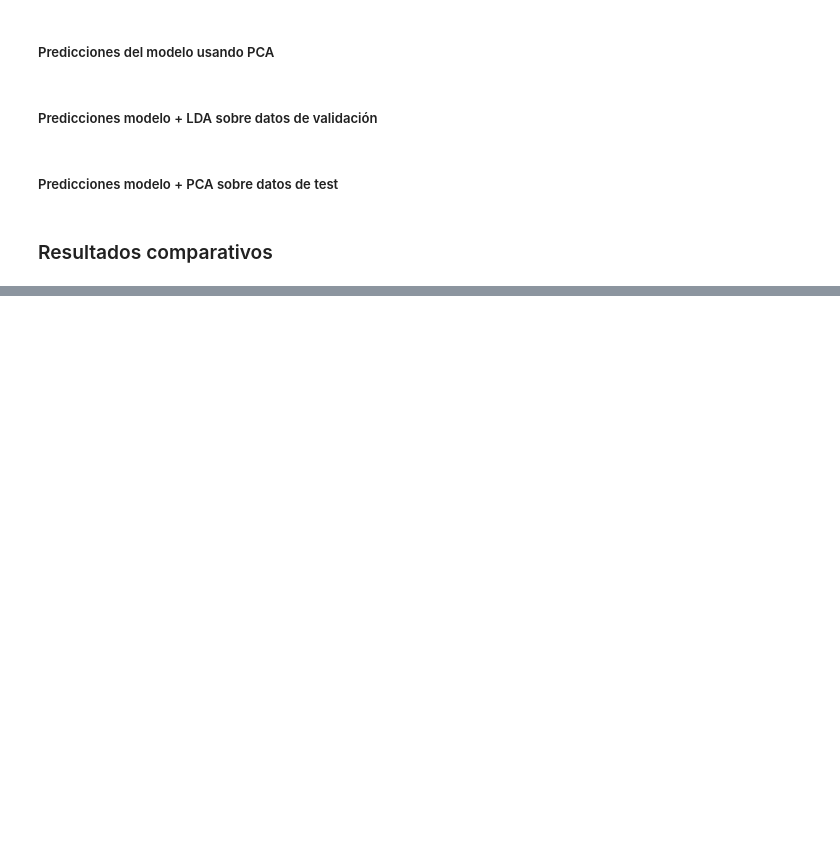
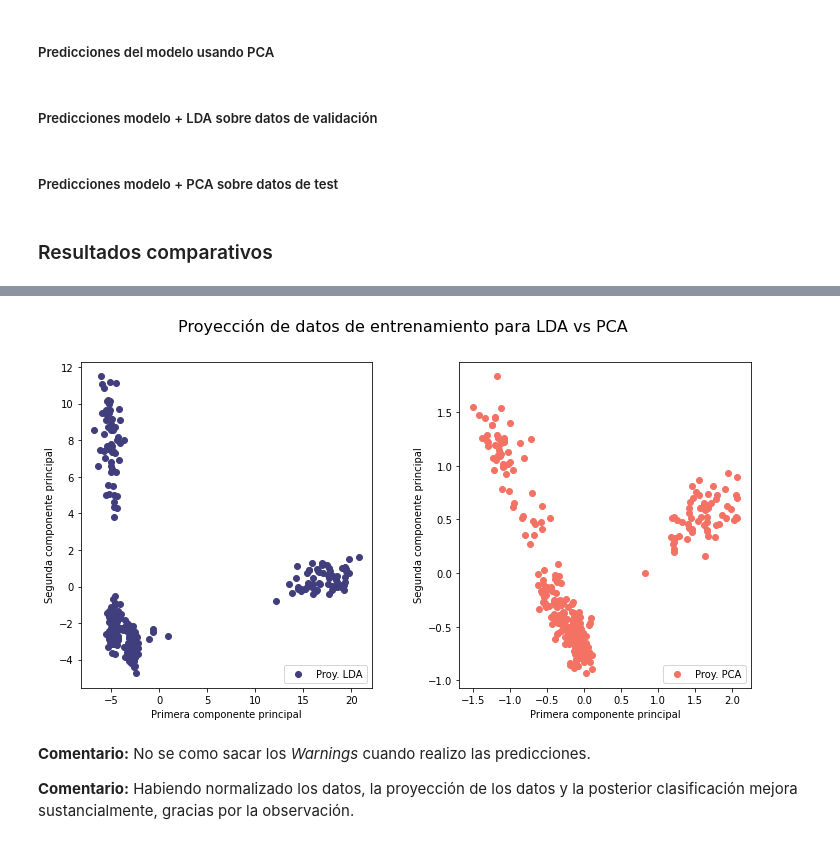
Before and after one commit to lucasbaldezzari/CursoAADoc, a Jupyter notebook: Actividades/TP 3/TP3 - Baldezzari.ipynb, the cells around one changed output, grey strips where cells are left out. Saved outputs shown, nothing was run; the diff lists cells and outputs as text; code cells hidden in the pictures; blank space fills up the shorter version.

```diff
--- a/Actividades/TP 3/TP3 - Baldezzari.ipynb
+++ b/Actividades/TP 3/TP3 - Baldezzari.ipynb
@@ -427,0 +500,26 @@ LDA         0.9098     0.9205   0.8961  0.912
+# %%
+title = "Proyección de datos de entrenamiento para LDA vs PCA "
+fig, plots = plt.subplots(1, 2, figsize=(12, 6), gridspec_kw=dict(hspace=0.45, wspace=0.3))
+fig.suptitle(title, fontsize = 16)
+
+#Gráfica dispersión
+plots[0].scatter(Xtrn_lda[:,0], Xtrn_lda[:,1], color = "#403e7d", label = "Proy. LDA")
+plots[0].set_xlabel('Primera componente principal')
+plots[0].set_ylabel('Segunda componente principal')
+#plots[0].set_title("Datos de entrenamiento proyectados mediante LDA")
+plots[0].legend(loc = 4)
+
+#Gráfica de varianza acumulada
+plots[1].scatter(Xtrn_pca[:,0], Xtrn_pca[:,1], color = "#f37263", label = "Proy. PCA")
+plots[1].set_xlabel('Primera componente principal')
+plots[1].set_ylabel('Segunda componente principal')
+#plots[1].set_title("Datos de entrenamiento proyectados mediante PCA")
+plots[1].legend(loc = 4)
+
+plt.show()
+# %% [output]
+[figure, added]
+# %% [markdown]
+**Comentario:** No se como sacar los _Warnings_ cuando realizo las predicciones.
+
+**Comentario:** Habiendo normalizado los datos, la proyección de los datos y la posterior clasificación mejora sustancialmente, gracias por la observación.
```
Also changed, not shown: parts of 27 cells of this notebook.
